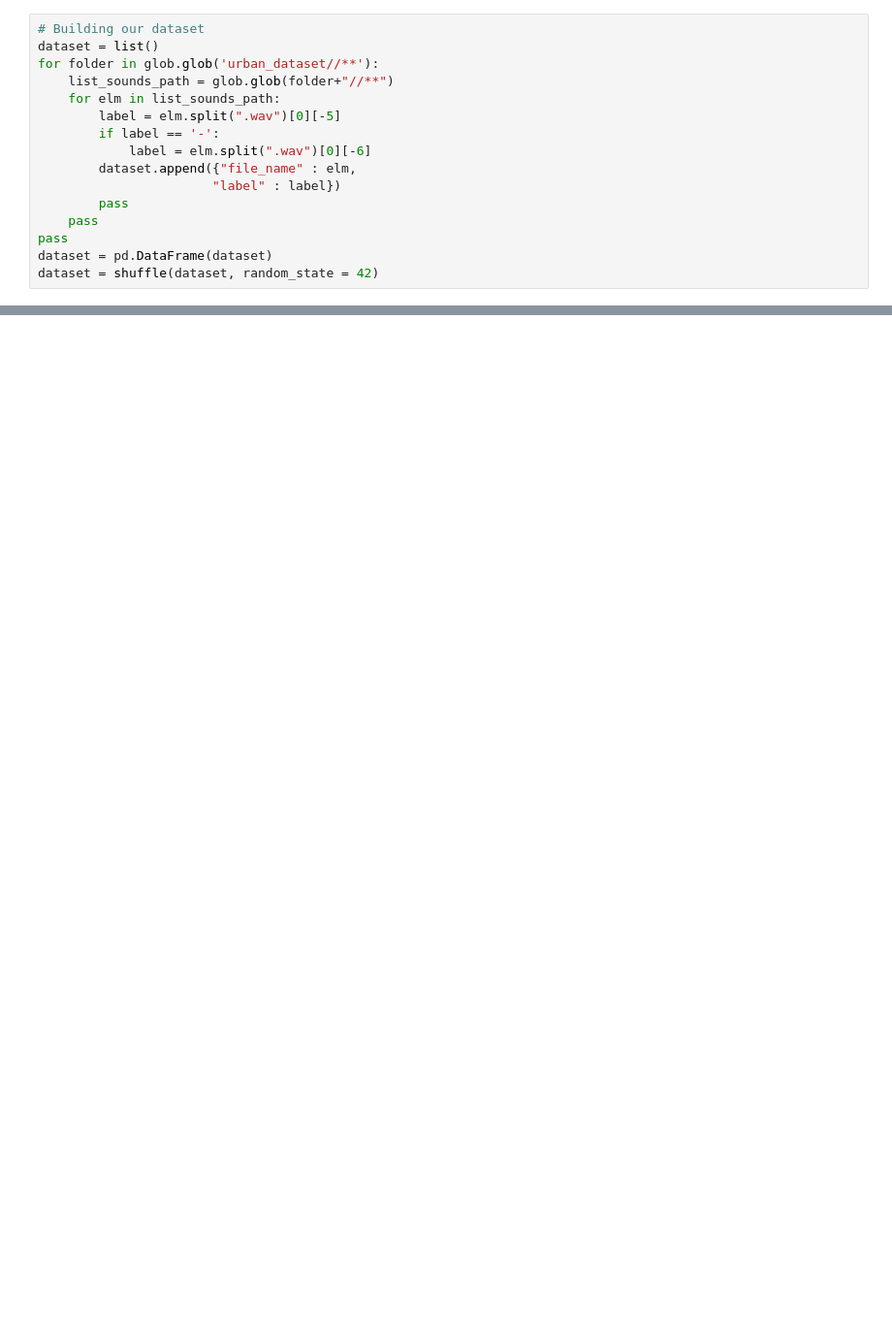
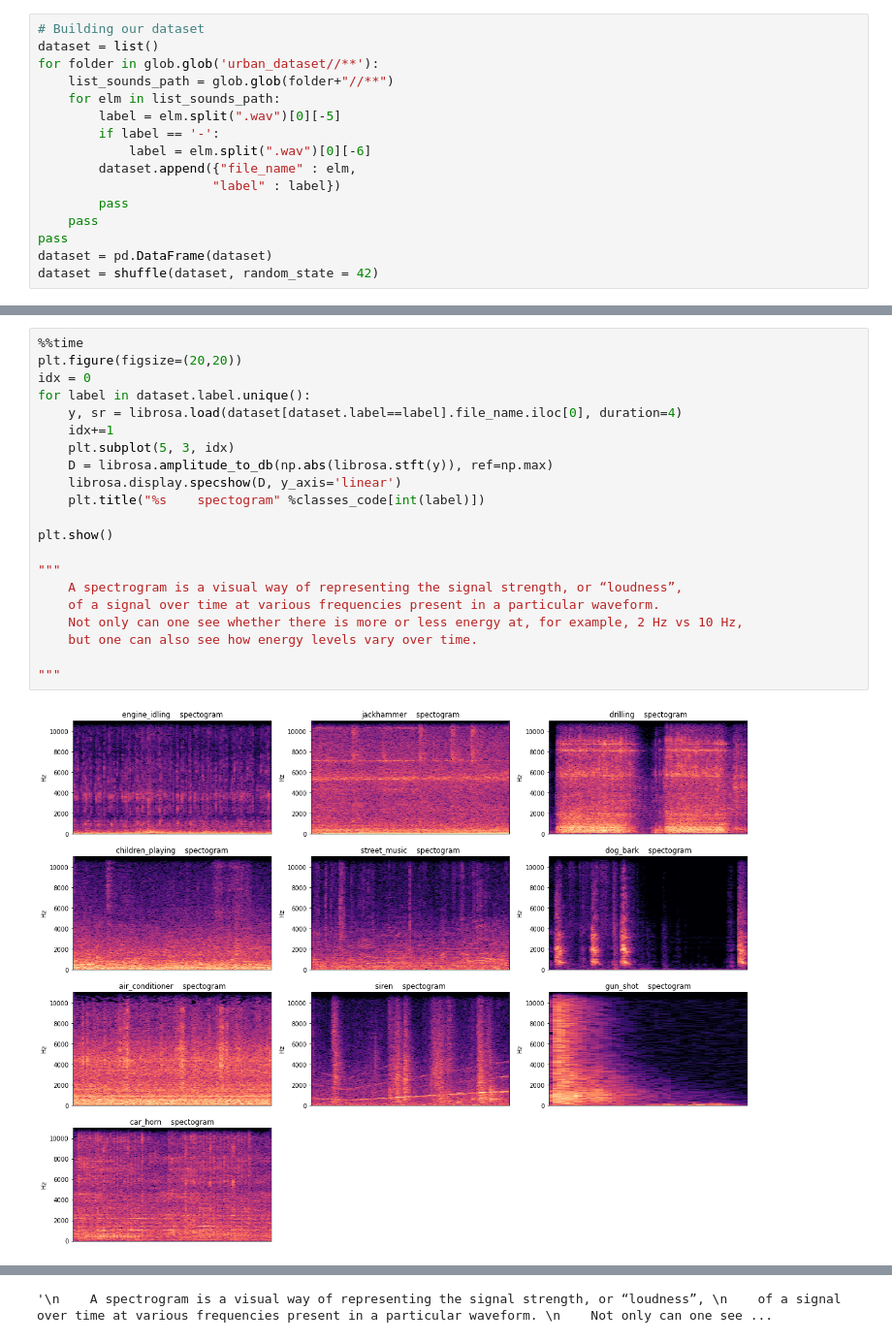
Before and after one commit to AchrafBella/Urban-sounds-Classification, a Jupyter notebook: Urban sounds classification.ipynb, the cells around one changed output, grey strips where cells are left out. Shown at 97% size. Saved outputs shown, nothing was run; the diff lists cells and outputs as text; blank space fills up the shorter version.

```diff
--- a/Urban sounds classification.ipynb
+++ b/Urban sounds classification.ipynb
@@ -80,0 +136,23 @@ plt.show()
+# %%
+%%time
+plt.figure(figsize=(20,20))
+idx = 0
+for label in dataset.label.unique():
+    y, sr = librosa.load(dataset[dataset.label==label].file_name.iloc[0], duration=4)
+    idx+=1
+    plt.subplot(5, 3, idx)
+    D = librosa.amplitude_to_db(np.abs(librosa.stft(y)), ref=np.max)
+    librosa.display.specshow(D, y_axis='linear')
+    plt.title("%s    spectogram" %classes_code[int(label)])
+
+plt.show()
+
+"""
+    A spectrogram is a visual way of representing the signal strength, or “loudness”,
+    of a signal over time at various frequencies present in a particular waveform.
+    Not only can one see whether there is more or less energy at, for example, 2 Hz vs 10 Hz,
+    but one can also see how energy levels vary over time.
+
+"""
+# %% [output]
+[figure, added]
@@ -80,0 +160 @@ plt.show()
+'\n    A spectrogram is a visual way of representing the signal strength, or “loudness”, \n    of a signal over time at various frequencies present in a particular waveform. \n    Not only can one see ...
```
Also changed, not shown: parts of 22 cells of this notebook.
